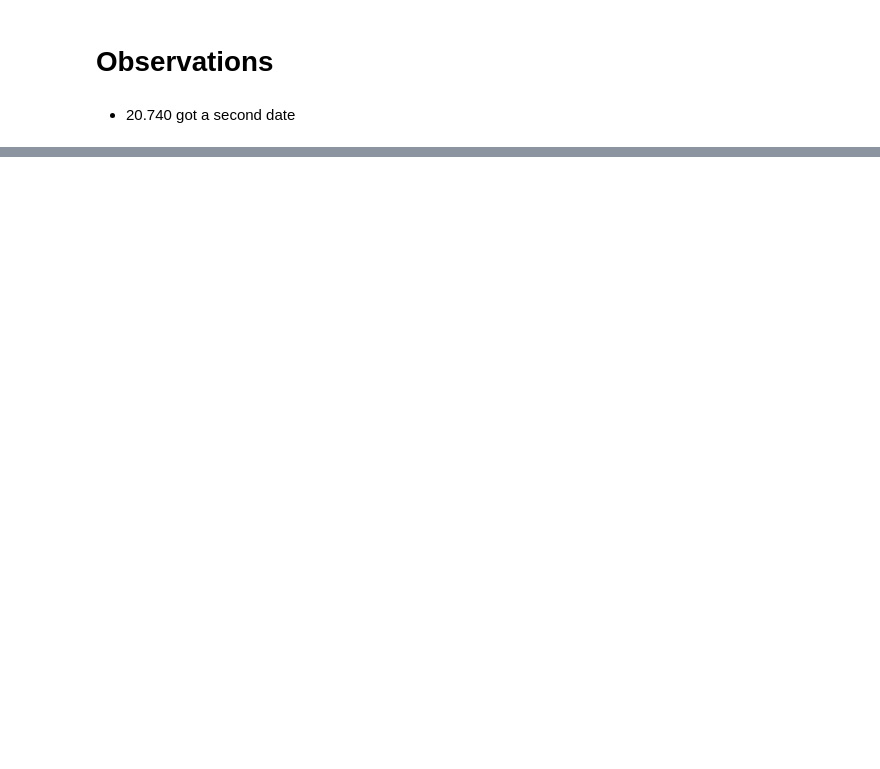
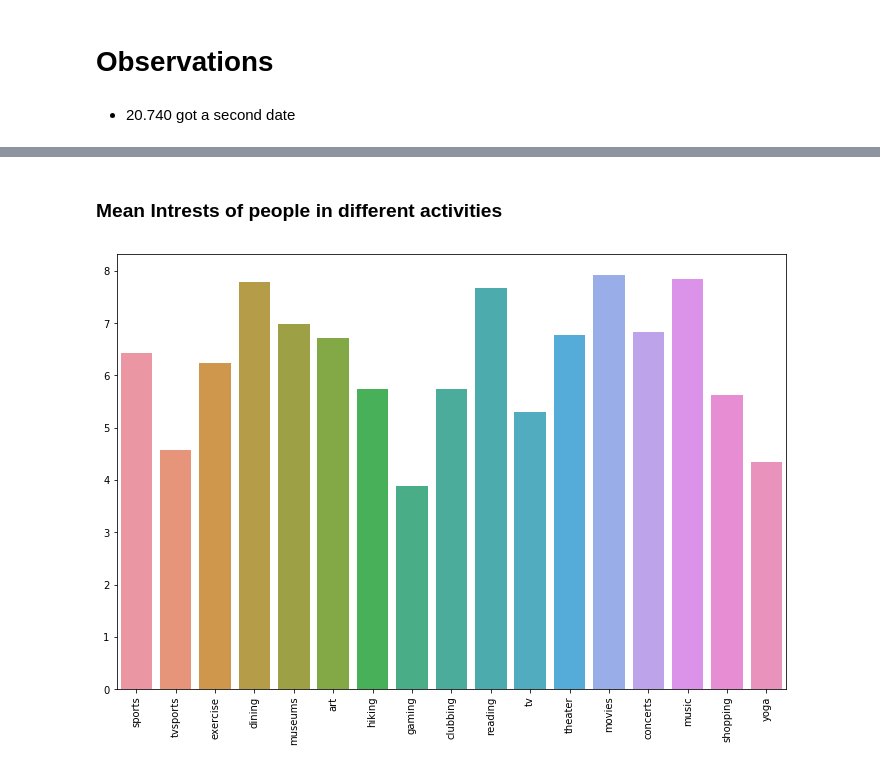
Before and after one commit to Classical-machine-learning/speedDating, a Jupyter notebook: main.ipynb, the cells around one changed output, grey strips where cells are left out. Cells and saved outputs as stored; diff of their text form; code cells hidden in the pictures; blank space fills up the shorter version.

```diff
--- a/main.ipynb
+++ b/main.ipynb
@@ -452,0 +469,8 @@ ret_cross_attr("go_out")
+# %% [markdown]
+### Mean Intrests of people in different activities
+# %%
+activities=['sports','tvsports','exercise','dining','museums','art','hiking','gaming','clubbing','reading','tv','theater','movies','concerts','music','shopping','yoga']
+plt.figure(figsize=(12,8))
+_=sns.barplot(df.mean().loc[activities].index,df.mean().loc[activities].values).set_xticklabels(activities,rotation=90)
+# %% [output]
+[figure, added]
```
Also changed, not shown: parts of 36 cells of this notebook.
